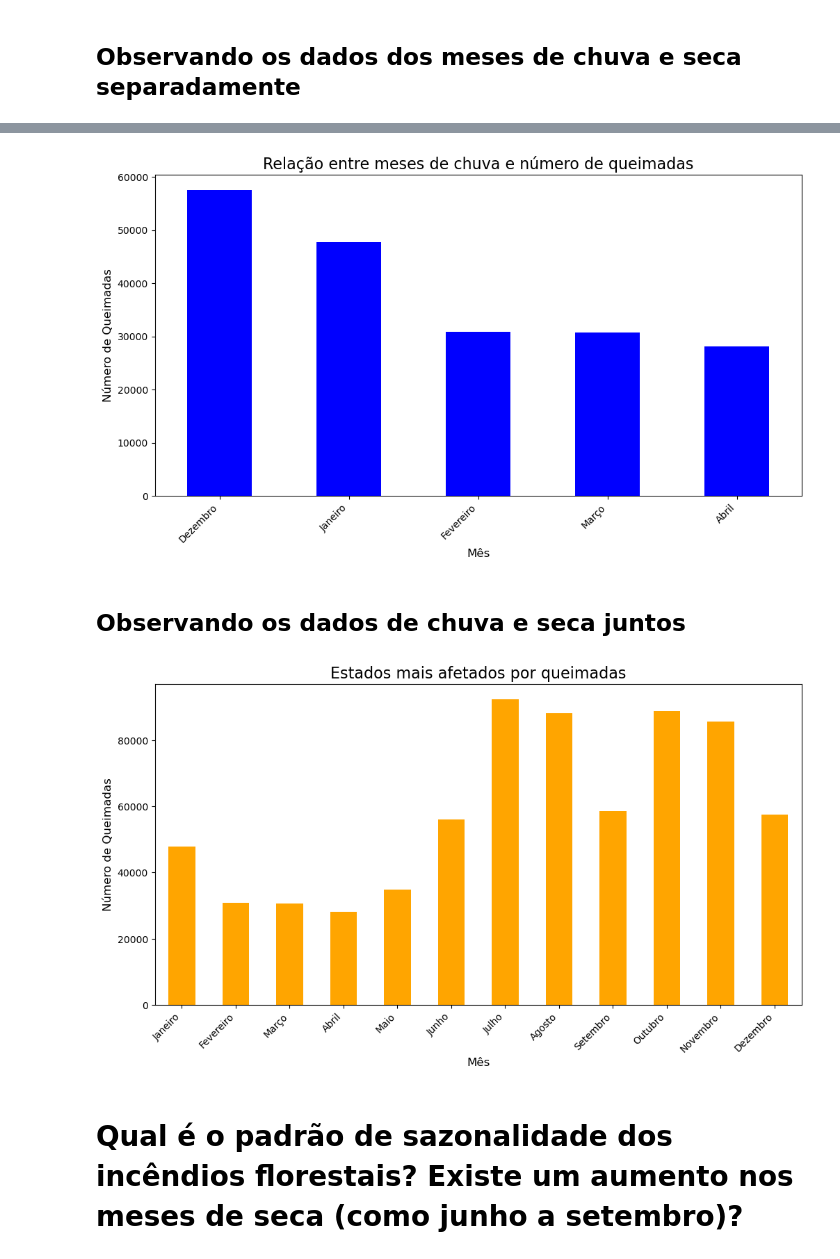
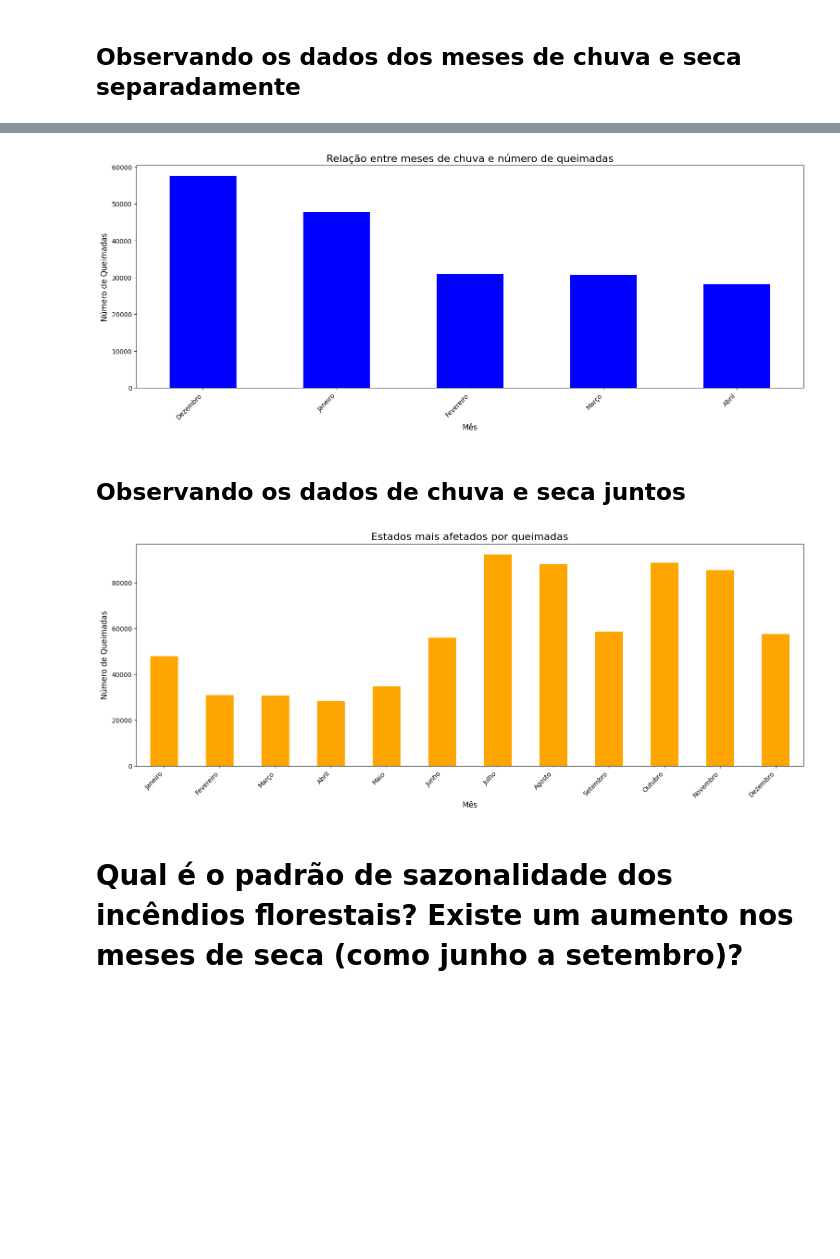
Before and after one commit to TalyssonN/Anlise-de-Dados, a Jupyter notebook: Incêndios Florestais no Brasil.ipynb, the cells around one changed output, grey strips where cells are left out. Saved outputs shown, nothing was run; the diff lists cells and outputs as text; code cells hidden in the pictures; blank space fills up the shorter version.

```diff
--- a/Incêndios Florestais no Brasil.ipynb
+++ b/Incêndios Florestais no Brasil.ipynb
@@ -191,22 +191,22 @@ plt.show()
 # %%
 # Agrupando por estado e somando o número de queimadas
 queimadas_por_periodo_chuvoso = meses_de_chuva.groupby(df['month'], observed=True)['number'].sum().sort_values(ascending=False)
 
 # Plotando o gráfico de barras
-plt.figure(figsize=(12,6))
+plt.figure(figsize=(18,6))
 queimadas_por_periodo_chuvoso.plot(kind = 'bar', color='blue')
-
+plt.subplots_adjust(left=0.1, right=0.9, top=0.9, bottom=0.1)
 
 # Título e rótulos do gráfico
 plt.title('Relação entre meses de chuva e número de queimadas', fontsize=16)
 plt.xlabel('Mês', fontsize=12)
 plt.ylabel('Número de Queimadas', fontsize=12)
 plt.xticks(rotation=45, ha='right')
 
 # Exibir o gráfico
 plt.show()
 # %% [output]
-[figure, old version]
+[figure, new version]
 # %% [markdown]
 <h2>Observando os dados de chuva e seca juntos</h2>
 # %%
@@ -221,9 +221,9 @@ df['month'] = pd.Categorical(df['month'], categories=ordem_dos_meses, ordered=Tr
 queimadas_por_estado = df.groupby('month', observed=True)['number'].sum().sort_index()
 
 # Plotando o gráfico de barras
-plt.figure(figsize=(12,6))
+plt.figure(figsize=(18,6))
 queimadas_por_estado.plot(kind='bar', color='orange')
-
+plt.subplots_adjust(left=0.1, right=0.9, top=0.9, bottom=0.1)
 # Título e rótulos do gráfico
 plt.title('Estados mais afetados por queimadas', fontsize=16)
 plt.xlabel('Mês', fontsize=12)
@@ -233,7 +233,7 @@ plt.xticks(rotation=45, ha='right')
 # Exibir o gráfico
 plt.show()
 # %% [output]
-[figure, old version]
+[figure, new version]
 # %% [markdown]
 <h1>Qual é o padrão de sazonalidade dos incêndios florestais? Existe um aumento nos meses de seca (como junho a setembro)?</h1>
 # %% [markdown]
```
Also changed, not shown: parts of 4 cells of this notebook.
